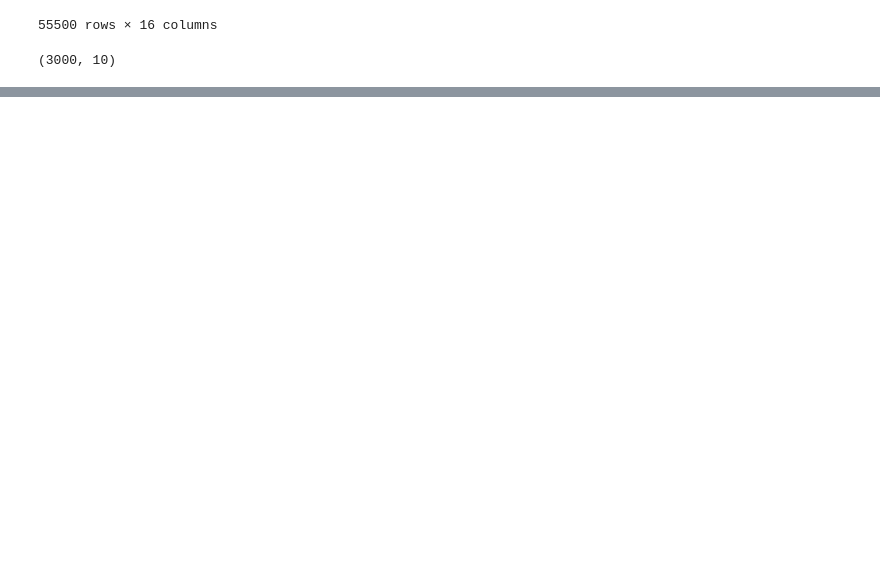
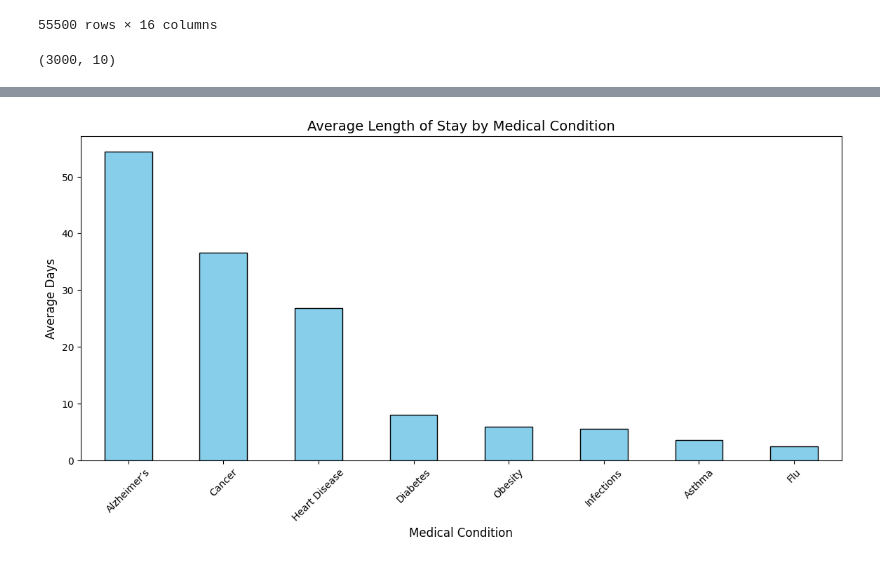
Before and after one commit to setripper/datathon2025, a Jupyter notebook: main.ipynb, the cells around one changed output, grey strips where cells are left out. Saved outputs shown, nothing was run; the diff lists cells and outputs as text; code cells hidden in the pictures; blank space fills up the shorter version.

Commit message:
avg length of stay by disease

```diff
--- a/main.ipynb
+++ b/main.ipynb
@@ -84,0 +85,18 @@ plt.show()
+# %%
+# Average length of stay by disease
+df['Date of Admission'] = pd.to_datetime(df['Date of Admission'])
+df['Discharge Date'] = pd.to_datetime(df['Discharge Date'])
+df['Length of Stay'] = (df['Discharge Date'] - df['Date of Admission']).dt.days
+
+
+avg_stay = df.groupby('Medical Condition')['Length of Stay'].mean().sort_values(ascending=False)
+
+plt.figure(figsize=(14, 6))
+avg_stay.plot(kind='bar', color='skyblue', edgecolor='black')
+plt.title('Average Length of Stay by Medical Condition', fontsize=14)
+plt.xlabel('Medical Condition', fontsize=12)
+plt.ylabel('Average Days', fontsize=12)
+plt.xticks(rotation=45)
+plt.show()
+# %% [output]
+[figure, added]
```
Also changed, not shown: parts of 3 cells of this notebook.
